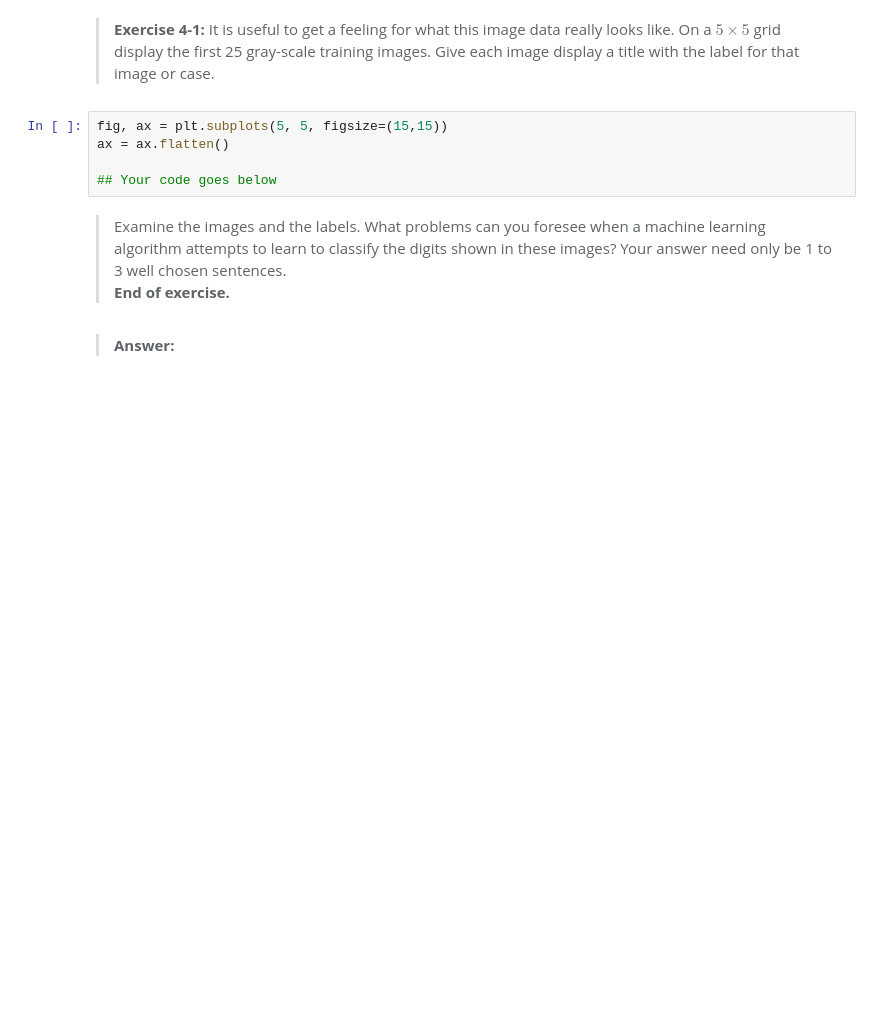
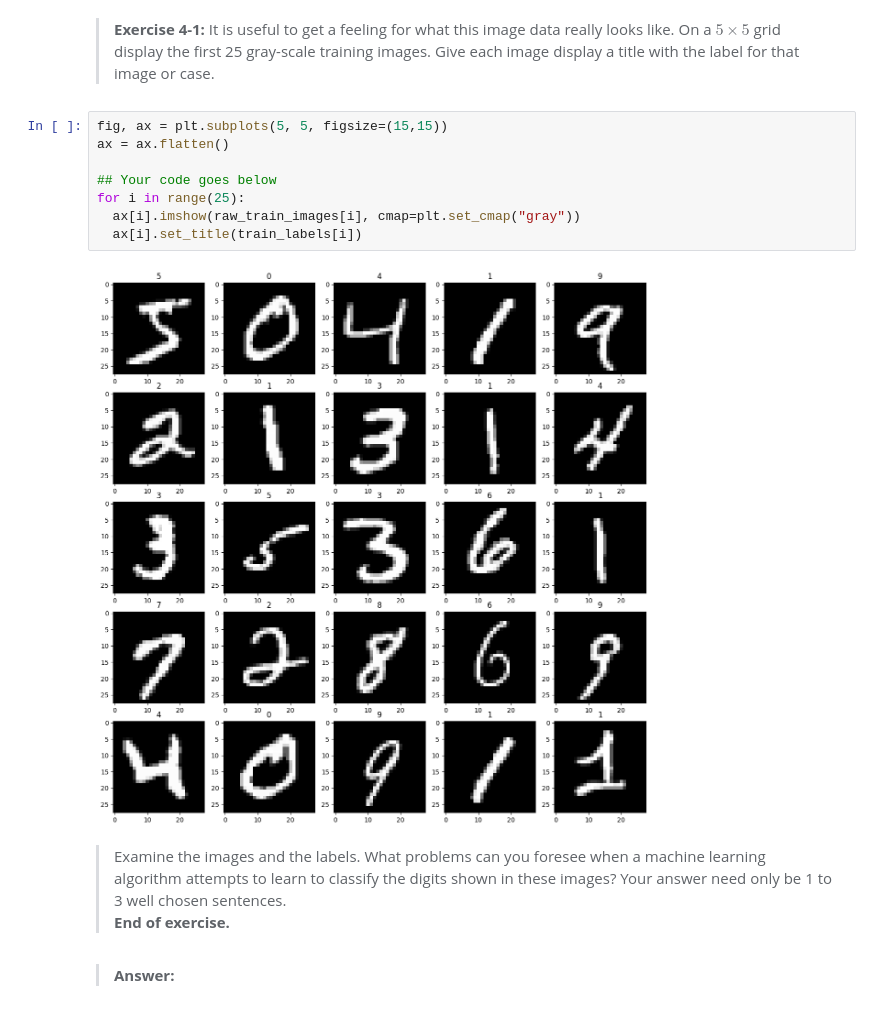
Before and after one commit to StephenElston/CSCI-E25, a Jupyter notebook: Labs/4_IntroductionToMachineLearningForCV.ipynb, the cells around one changed output. Saved outputs shown, nothing was run; the diff lists cells and outputs as text; blank space fills up the shorter version.

```diff
--- a/Labs/4_IntroductionToMachineLearningForCV.ipynb
+++ b/Labs/4_IntroductionToMachineLearningForCV.ipynb
@@ -58,8 +55,13 @@ print(raw_train_images.shape)
 # %%
 fig, ax = plt.subplots(5, 5, figsize=(15,15))
 ax = ax.flatten()
 
 ## Your code goes below
+for i in range(25):
+  ax[i].imshow(raw_train_images[i], cmap=plt.set_cmap("gray"))
+  ax[i].set_title(train_labels[i])
+# %% [output]
+[figure, added]
 # %% [markdown]
 > Examine the images and the labels. What problems can you foresee when a machine learning algorithm attempts to learn to classify the digits shown in these images? Your answer need only be 1 to 3 well chosen sentences.
 > **End of exercise.**
```
Also changed, not shown: parts of 4 cells of this notebook.
